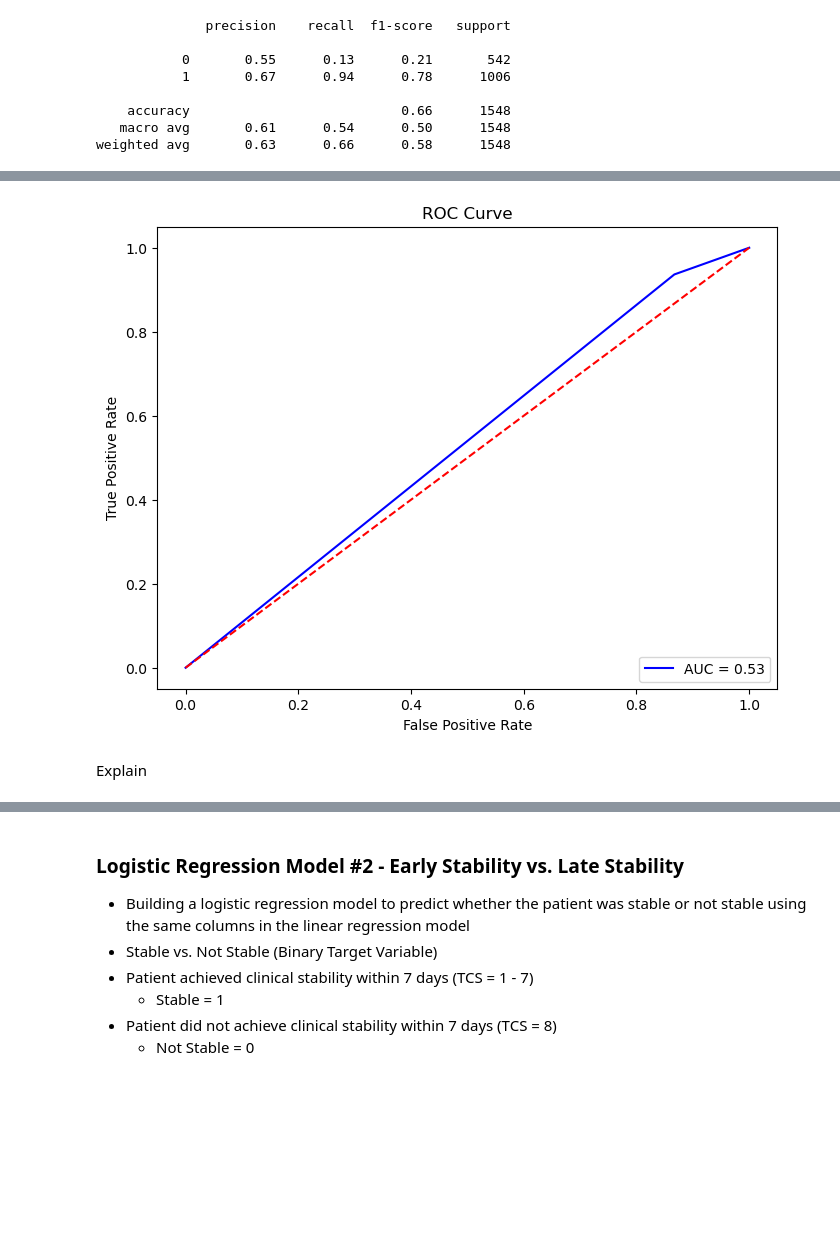
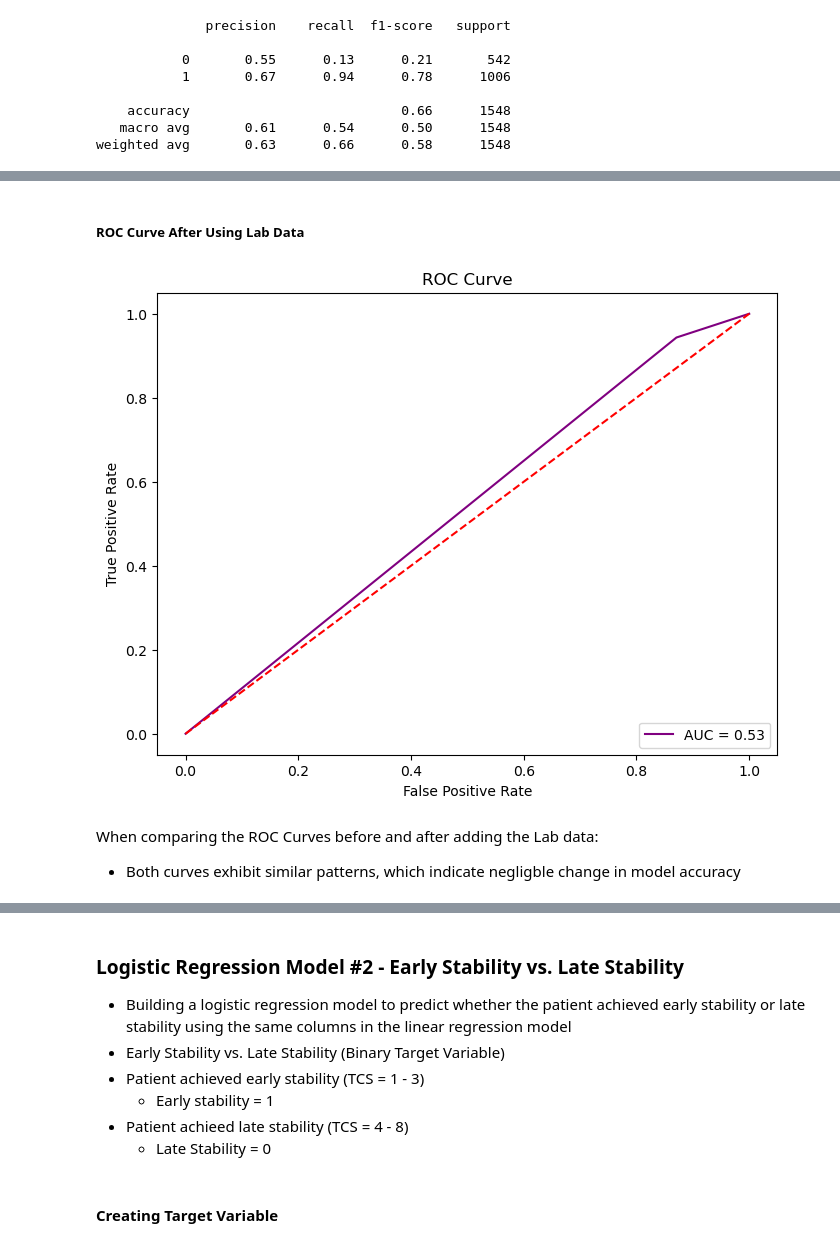
Before and after one commit to Nikola671/DS-450-01_Spring26_Team_Pineapple, a Jupyter notebook: Team Mini Project 2 - CAPO/CapoEDA.ipynb, the cells around one changed output, grey strips where cells are left out. Drawn from its saved outputs; the diff is of its cells as text; code cells hidden in the pictures; blank space fills up the shorter version.

```diff
--- a/Team Mini Project 2 - CAPO/CapoEDA.ipynb
+++ b/Team Mini Project 2 - CAPO/CapoEDA.ipynb
@@ -940,20 +954,23 @@ The AUC Score: 0.5346115190774174
+# %% [markdown]
+##### ROC Curve After Using Lab Data
 # %%
 # Compute the ROC Curve points
-fpr, tpr, thresholds = roc_curve(y2_test, y2_pred)
+fpr, tpr, thresholds = roc_curve(y3_test, y3_pred)
 
 # plotting the ROC curve
 plt.figure(figsize=(8, 6))
-plt.plot(fpr, tpr, label=f'AUC = {auc_score:.2f}', color='blue')
+plt.plot(fpr, tpr, label=f'AUC = {auc_score:.2f}', color='purple')
 plt.plot([0, 1], [0, 1], color='red', linestyle='--')  # Diagonal line for random guessing
 plt.xlabel('False Positive Rate')
 plt.ylabel('True Positive Rate')
 plt.title('ROC Curve')
 plt.legend(loc='lower right')
 plt.show()
 # %% [output]
-[figure, old version]
+[figure, new version]
 # %% [markdown]
-Explain
+When comparing the ROC Curves before and after adding the Lab data:
+* Both curves exhibit similar patterns, which indicate negligble change in model accuracy
 # %%
 # loading data
 data7 = pd.read_csv("CAPOEDA_LINEAR2.csv")
@@ -968,9 +985,11 @@ data7.head()
 5 rows × 60 columns
 # %% [markdown]
 ### Logistic Regression Model #2 - Early Stability vs. Late Stability
-* Building a logistic regression model to predict whether the patient was stable or not stable using the same columns in the linear regression model
-* Stable vs. Not Stable (Binary Target Variable)
-* Patient achieved clinical stability within 7 days (TCS = 1 - 7)
-    * Stable = 1
-* Patient did not achieve clinical stability within 7 days (TCS = 8)
-    * Not Stable = 0
+* Building a logistic regression model to predict whether the patient achieved early stability or late stability using the same columns in the linear regression model
+* Early Stability vs. Late Stability (Binary Target Variable)
+* Patient achieved early stability (TCS = 1 - 3)
+    * Early stability = 1
+* Patient achieed late stability (TCS = 4 - 8)
+    * Late Stability = 0
+# %% [markdown]
+#### Creating Target Variable
```
Also changed, not shown: parts of 65 cells of this notebook.
